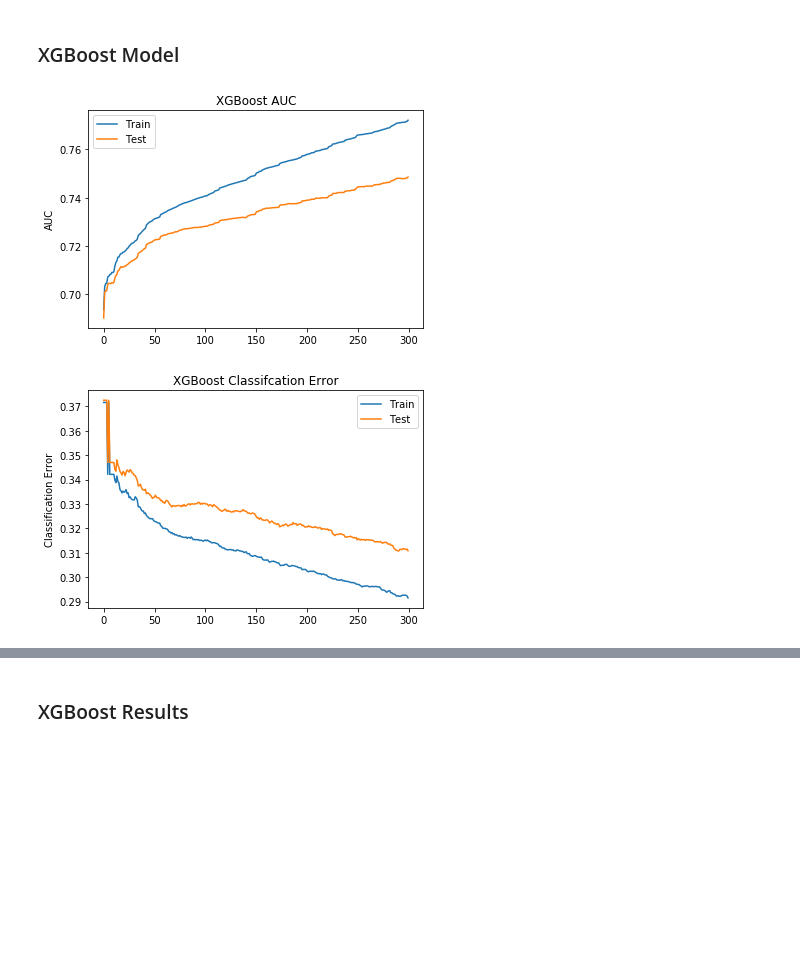
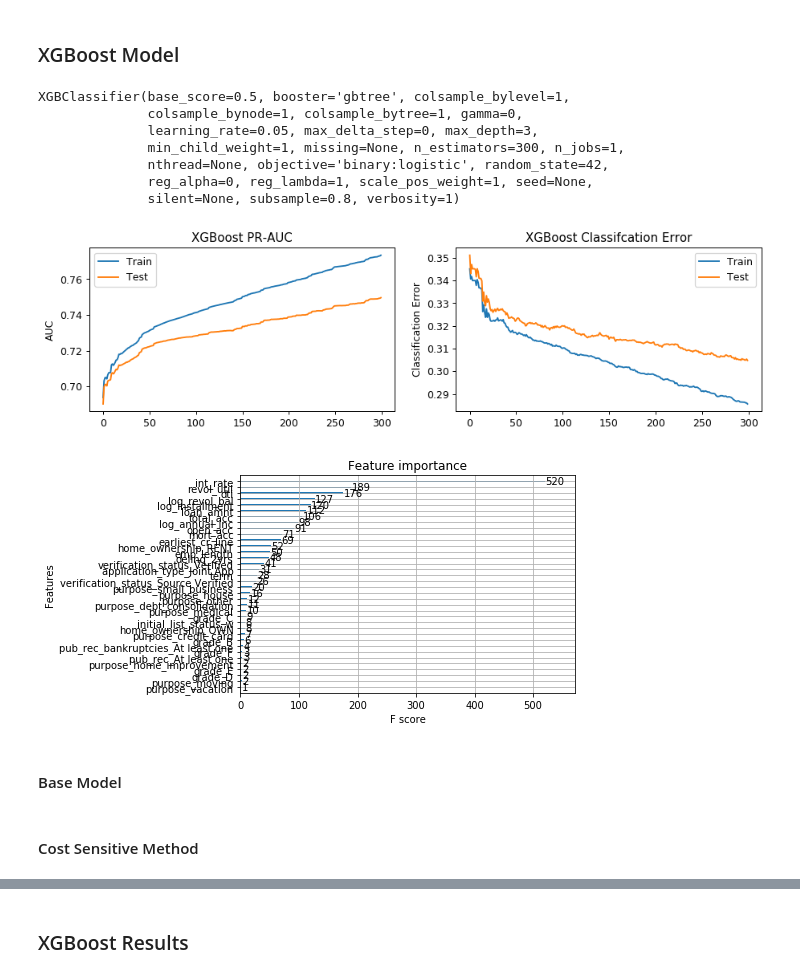
Before and after one commit to ZhuLeon/Loan-Default-Prediction, a Jupyter notebook: src/main.ipynb, the cells around one changed output, grey strips where cells are left out. Saved outputs shown, nothing was run; the diff lists cells and outputs as text; code cells hidden in the pictures; blank space fills up the shorter version.

```diff
--- a/src/main.ipynb
+++ b/src/main.ipynb
@@ -661,5 +663,10 @@ x = dataset.loc[:, dataset.columns != 'loan_status']
 # X = dataset.drop(columns=['loan_status'])
 x_train, x_test, y_train, y_test = train_test_split(x, y, test_size=0.3, random_state=0,
                                                     stratify=dataset['loan_status'])
+
+x_train.drop('total_pymnt', axis=1, inplace=True)
+test_pymnts = x_test.loc[:, x_test.columns == 'total_pymnt']
+x_test.drop('total_pymnt', axis=1, inplace=True)
+
 # x_train = x_train.reset_index()
 # y_train = y_train.reset_index()
@@ -790,6 +1043,8 @@ else:
         oob_error_list[i] = 1 - rf_dict[n_trees[i]].oob_score_
 
     plt.plot(n_trees, oob_error_list, 'bo', n_trees, oob_error_list, 'k')
+    plt.xlabel('Number of Trees')
+    plt.ylabel('Out of Bag Error')
     model_rf = rf_dict[500]
 
     # calculate permutation feature importance
@@ -799,6 +1054,7 @@ else:
     fig, ax1 = plt.subplots(figsize=(12, 8))
     ax1.boxplot(result.importances[perm_sorted_idx].T, vert=False,
                 labels=x_train.columns[perm_sorted_idx])
+    ax1.set_xlabel('Feature Importance')
     fig.tight_layout()
     plt.show()
 # %% [output]
@@ -1169,43 +1500,46 @@ AUC:  0.7016620127000803
 # %% [markdown]
 ### XGBoost Model
 # %%
-from xgboost import XGBClassifier
-from xgboost import plot_importance
-class_weights = class_weight.compute_class_weight('balanced',
-                                                  np.unique(y_train.values.ravel()),
-                                                  y_train.values.ravel())
+# TODO: wrap under a if condition for cost sensitive so this doesnt have to run everytime
 model_xgb = XGBClassifier(max_depth=3,
                           learning_rate=0.05,
                           n_estimators=300,
                           objective='binary:logistic',
                           subsample=0.8,
-                          scale_pos_weight=class_weights[1],
                           random_state=42)
-eval_set = [(x_train, y_train), (x_test, y_test)]
+eval_set = [(x_train, y_train.values.ravel()), (x_test, y_test.values.ravel())]
 eval_metric = ['auc', 'error']
 model_xgb.fit(x_train, y_train.values.ravel(), eval_metric=eval_metric, eval_set=eval_set,
               verbose=False)
-# model_xgb.fit(x_train, y_train.values.ravel())
-y_pred_xgb = model_xgb.predict(x_test)
+# %% [output]
+XGBClassifier(base_score=0.5, booster='gbtree', colsample_bylevel=1,
+              colsample_bynode=1, colsample_bytree=1, gamma=0,
+              learning_rate=0.05, max_delta_step=0, max_depth=3,
+              min_child_weight=1, missing=None, n_estimators=300, n_jobs=1,
+              nthread=None, objective='binary:logistic', random_state=42,
+              reg_alpha=0, reg_lambda=1, scale_pos_weight=1, seed=None,
+              silent=None, subsample=0.8, verbosity=1)
 # %%
 results = model_xgb.evals_result()
 epochs = len(results['validation_0']['error'])
 x_axis = range(0, epochs)
-fig, ax = plt.subplots()
-ax.plot(x_axis, results['validation_0']['auc'], label='Train')
-ax.plot(x_axis, results['validation_1']['auc'], label='Test')
-ax.legend()
-plt.ylabel('AUC')
-plt.title('XGBoost AUC')
+
+f, (ax1, ax2) = plt.subplots(nrows=1, ncols=2, figsize=(12, 3), dpi=90)
+ax1.plot(x_axis, results['validation_0']['auc'], label='Train')
+ax1.plot(x_axis, results['validation_1']['auc'], label='Test')
+ax1.legend()
+ax1.set_ylabel('AUC')
+ax1.set_title('XGBoost PR-AUC')
+
+ax2.plot(x_axis, results['validation_0']['error'], label='Train')
+ax2.plot(x_axis, results['validation_1']['error'], label='Test')
+ax2.legend()
+ax2.set_ylabel('Classification Error')
+ax2.set_title('XGBoost Classification Error')
 plt.show()
 
-fig, ax = plt.subplots()
-ax.plot(x_axis, results['validation_0']['error'], label='Train')
-ax.plot(x_axis, results['validation_1']['error'], label='Test')
-ax.legend()
-plt.ylabel('Classification Error')
-plt.title('XGBoost Classifcation Error')
+plot_importance(model_xgb)
 plt.show()
 # %% [output]
-[figure, old version]
+[figure, new version]
-[figure, old version]
+[figure, new version]
@@ -1211,0 +1585,2 @@ plt.show()
+# %% [markdown]
+#### Base Model
@@ -1211,0 +1600,2 @@ plt.show()
+# %% [markdown]
+#### Cost Sensitive Method
```
Also changed, not shown: parts of 88 cells of this notebook, 2 other files.
